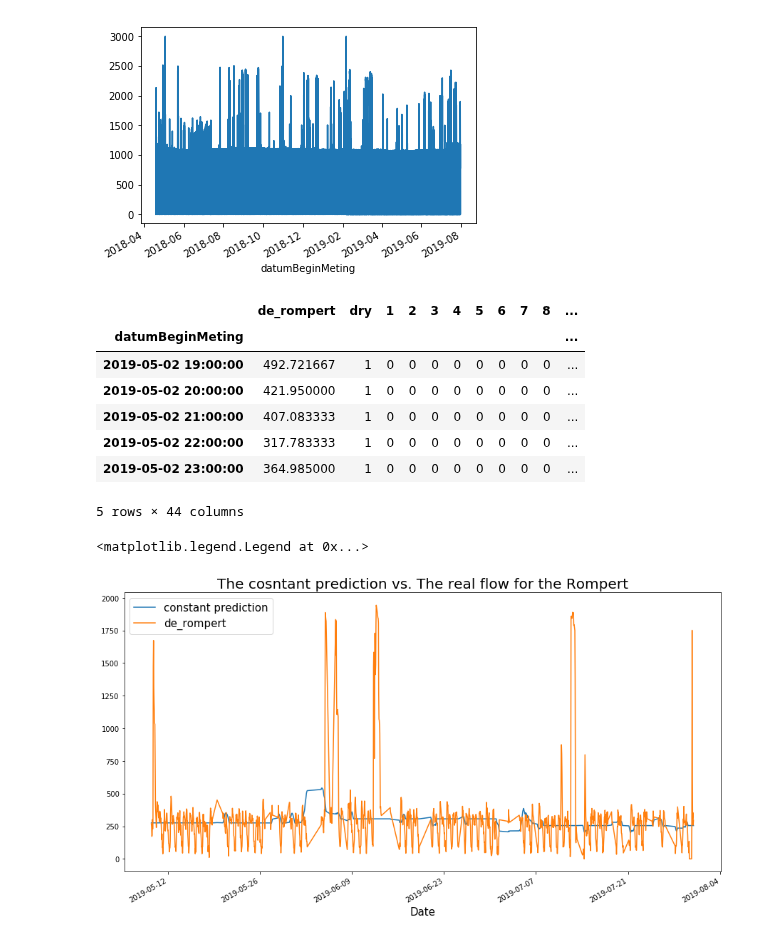
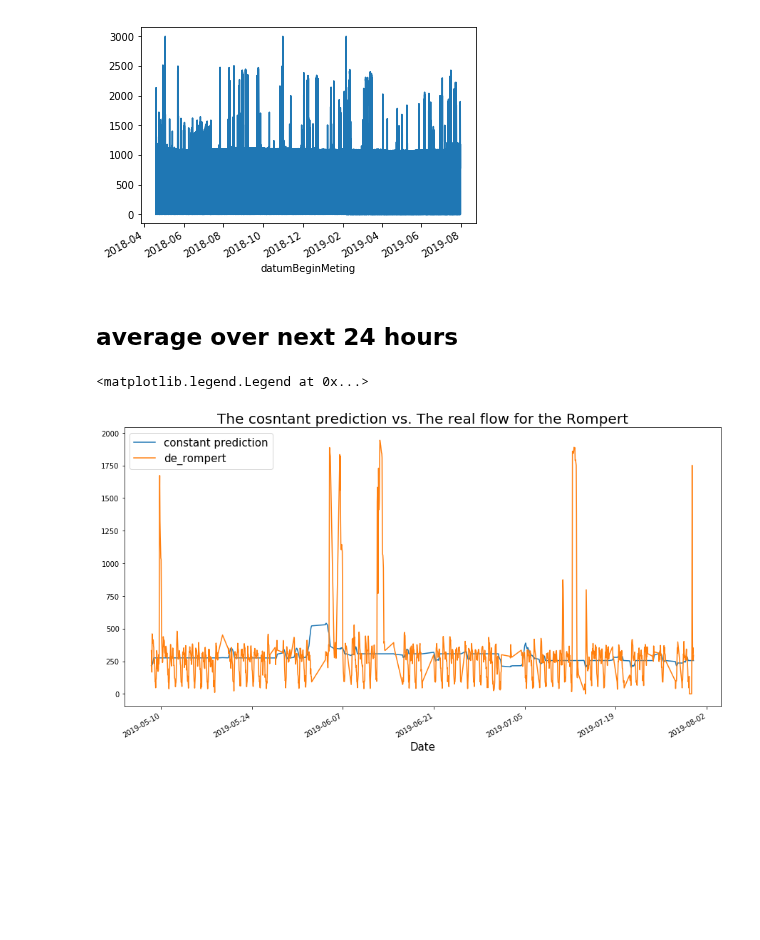
Before and after one commit to Trezorro/waterschap-datachallenge, a Jupyter notebook: Model 2.ipynb, the cells around one changed output. Cells and saved outputs as stored; diff of their text form; code cells hidden in the pictures; blank space fills up the shorter version.

```diff
--- a/Model 2.ipynb
+++ b/Model 2.ipynb
@@ -171,31 +171,25 @@ To accept the future behavior, pass 'sort=False'.
 To retain the current behavior and silence the warning, pass 'sort=True'.
 2018-04-19 10:40:00
 [figure]
-# %%
-matched = pd.merge(original, de_rompert, left_index=True, right_index=True)
-matched.head()
-# %% [output]
-|  | de_rompert | dry | 1 | 2 | 3 | 4 | 5 | 6 | 7 | 8 | ... |
-| datumBeginMeting |  |  |  |  |  |  |  |  |  |  | ... |
-| 2019-05-02 19:00:00 | 492.721667 | 1 | 0 | 0 | 0 | 0 | 0 | 0 | 0 | 0 | ... |
-| 2019-05-02 20:00:00 | 421.950000 | 1 | 0 | 0 | 0 | 0 | 0 | 0 | 0 | 0 | ... |
-| 2019-05-02 21:00:00 | 407.083333 | 1 | 0 | 0 | 0 | 0 | 0 | 0 | 0 | 0 | ... |
-| 2019-05-02 22:00:00 | 317.783333 | 1 | 0 | 0 | 0 | 0 | 0 | 0 | 0 | 0 | ... |
-| 2019-05-02 23:00:00 | 364.985000 | 1 | 0 | 0 | 0 | 0 | 0 | 0 | 0 | 0 | ... |
-5 rows × 44 columns
 # %%
-matched['constant prediction'] = matched['Prediction Flow'].rolling(window = 24).mean()
-matched = matched.dropna()
-matched['total_rompert'] = matched['de_rompert'].cumsum()
-matched['total_model'] = matched['constant prediction'].cumsum()
+def make_match(data, prediction, hours):
+    matched = pd.merge(data, prediction, left_index=True, right_index=True)
+    matched['constant prediction'] = matched['Prediction Flow'].rolling(window = hours).mean()
+    matched = matched.dropna()
+    matched['total_rompert'] = matched['de_rompert'].cumsum()
+    matched['total_model'] = matched['constant prediction'].cumsum()
+    return matched
+matched = make_match(original, de_rompert, 24)
+# %% [markdown]
+## average over next 24 hours
 # %%
 ax = matched[['constant prediction', 'de_rompert']].plot(figsize=(15,8))
-ax.set_title('The cosntant prediction vs. The real flow ' + 'for the Rompert', size = 20)
+ax.set_title('The constant prediction vs. The real flow ' + 'for the Rompert', size = 20)
 ax.set_xlabel('Date', size = 15)
 ax.legend(prop={'size': 15})
 # %% [output]
 <matplotlib.legend.Legend at 0x...>
-[figure, old version]
+[figure, new version]
 # %%
 ax = matched[['total_rompert', 'total_model']].plot(figsize=(15,8))
 ax.set_title('Amount of pumped water with constant flow vs incoming total', size = 20)
```
Also changed, not shown: parts of 9 cells of this notebook.
